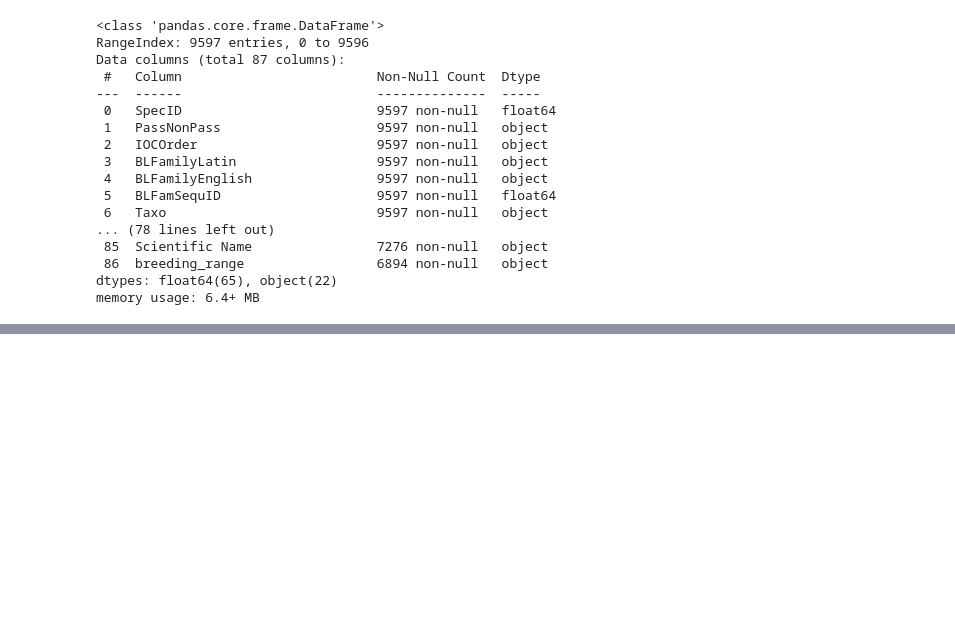
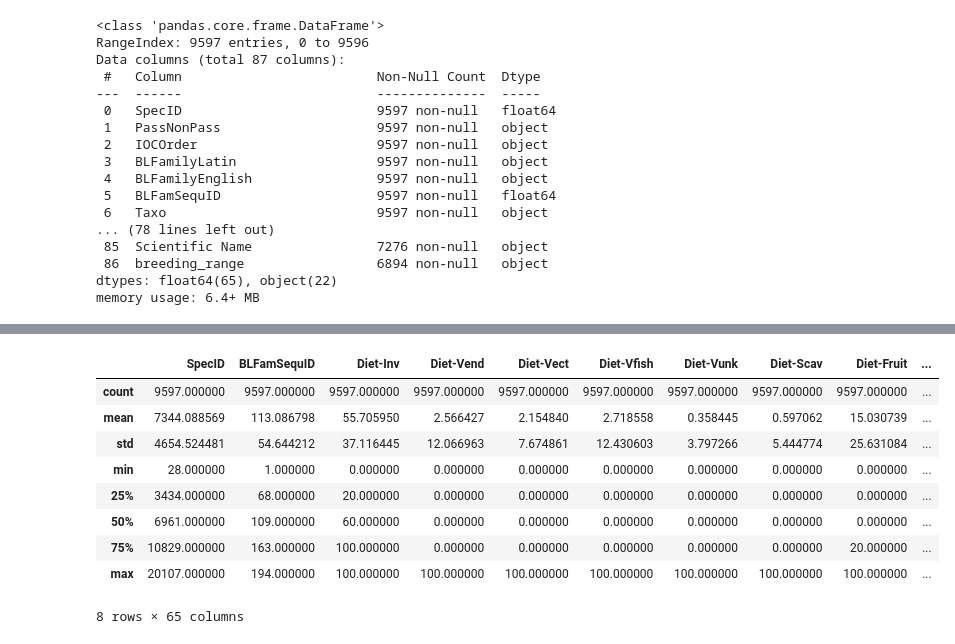
Before and after one commit to CGPinDC/Bird-Classification-Project, a Jupyter notebook: notebooks/crystal/cgp_EDA.ipynb, the cells around one changed output, grey strips where cells are left out. Cells and saved outputs as stored; diff of their text form; code cells hidden in the pictures; blank space fills up the shorter version.

```diff
--- a/notebooks/crystal/cgp_EDA.ipynb
+++ b/notebooks/crystal/cgp_EDA.ipynb
@@ -196,0 +33,4 @@ breeding_range
+# %%
+columns = df.columns
+
+df[[c for c in columns if df[c].dtype == 'object']].describe()
@@ -196,0 +44,13 @@ breeding_range
+# %%
+df[[c for c in columns if df[c].dtype == 'float64']].describe()
+# %% [output]
+|  | SpecID | BLFamSequID | Diet-Inv | Diet-Vend | Diet-Vect | Diet-Vfish | Diet-Vunk | Diet-Scav | Diet-Fruit | ... |
+| count | 9597.000000 | 9597.000000 | 9597.000000 | 9597.000000 | 9597.000000 | 9597.000000 | 9597.000000 | 9597.000000 | 9597.000000 | ... |
+| mean | 7344.088569 | 113.086798 | 55.705950 | 2.566427 | 2.154840 | 2.718558 | 0.358445 | 0.597062 | 15.030739 | ... |
+| std | 4654.524481 | 54.644212 | 37.116445 | 12.066963 | 7.674861 | 12.430603 | 3.797266 | 5.444774 | 25.631084 | ... |
+| min | 28.000000 | 1.000000 | 0.000000 | 0.000000 | 0.000000 | 0.000000 | 0.000000 | 0.000000 | 0.000000 | ... |
+| 25% | 3434.000000 | 68.000000 | 20.000000 | 0.000000 | 0.000000 | 0.000000 | 0.000000 | 0.000000 | 0.000000 | ... |
+| 50% | 6961.000000 | 109.000000 | 60.000000 | 0.000000 | 0.000000 | 0.000000 | 0.000000 | 0.000000 | 0.000000 | ... |
+| 75% | 10829.000000 | 163.000000 | 100.000000 | 0.000000 | 0.000000 | 0.000000 | 0.000000 | 0.000000 | 20.000000 | ... |
+| max | 20107.000000 | 194.000000 | 100.000000 | 100.000000 | 100.000000 | 100.000000 | 100.000000 | 100.000000 | 100.000000 | ... |
+8 rows × 65 columns
```
Also changed, not shown: parts of 41 cells of this notebook.
